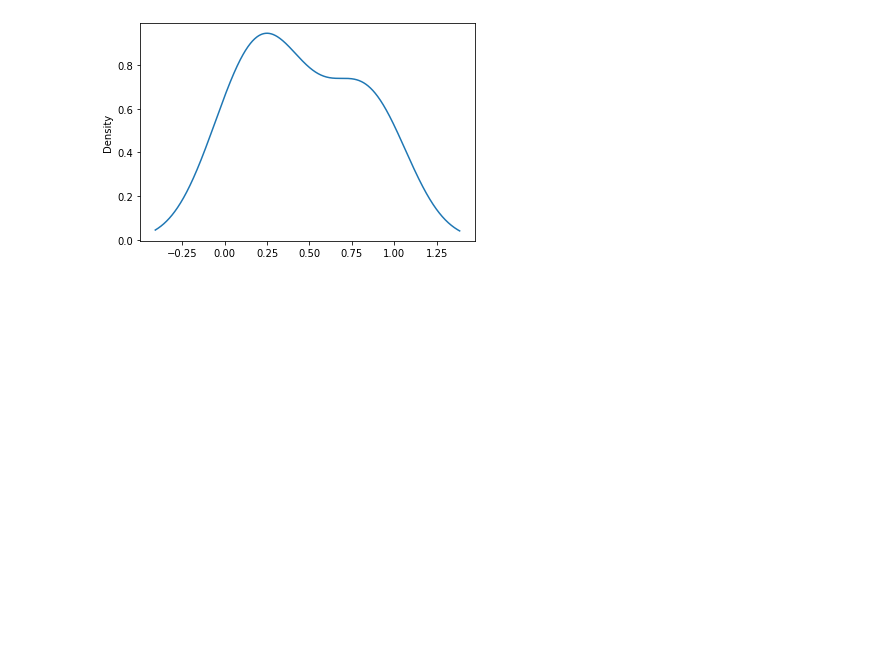
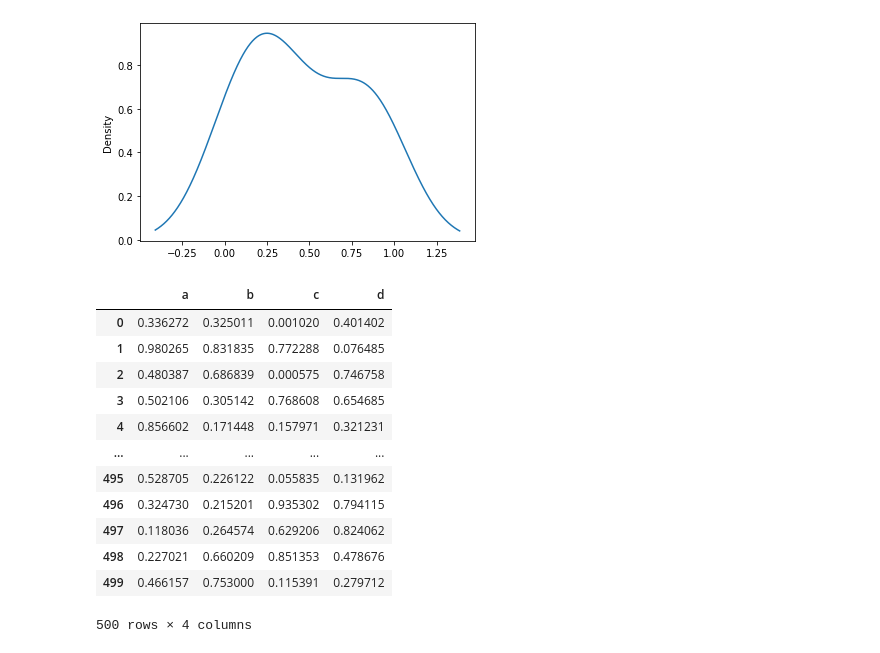
Before and after one commit to JosephDenney/DSBootcamp, a Jupyter notebook: Refactored_Py_DS_ML_Bootcamp-master/07-Pandas-Built-in-Data-Viz/Notes.ipynb, the cells around one changed output. Saved outputs shown, nothing was run; the diff lists cells and outputs as text; code cells hidden in the pictures; blank space fills up the shorter version.

```diff
--- a/Refactored_Py_DS_ML_Bootcamp-master/07-Pandas-Built-in-Data-Viz/Notes.ipynb
+++ b/Refactored_Py_DS_ML_Bootcamp-master/07-Pandas-Built-in-Data-Viz/Notes.ipynb
@@ -70,0 +73,16 @@ df2['a'].plot.kde();
+# %%
+df3
+# %% [output]
+|  | a | b | c | d |
+| 0 | 0.336272 | 0.325011 | 0.001020 | 0.401402 |
+| 1 | 0.980265 | 0.831835 | 0.772288 | 0.076485 |
+| 2 | 0.480387 | 0.686839 | 0.000575 | 0.746758 |
+| 3 | 0.502106 | 0.305142 | 0.768608 | 0.654685 |
+| 4 | 0.856602 | 0.171448 | 0.157971 | 0.321231 |
+| ... | ... | ... | ... | ... |
+| 495 | 0.528705 | 0.226122 | 0.055835 | 0.131962 |
+| 496 | 0.324730 | 0.215201 | 0.935302 | 0.794115 |
+| 497 | 0.118036 | 0.264574 | 0.629206 | 0.824062 |
+| 498 | 0.227021 | 0.660209 | 0.851353 | 0.478676 |
+| 499 | 0.466157 | 0.753000 | 0.115391 | 0.279712 |
+500 rows × 4 columns
```
Also changed, not shown: parts of 6 cells of this notebook.
